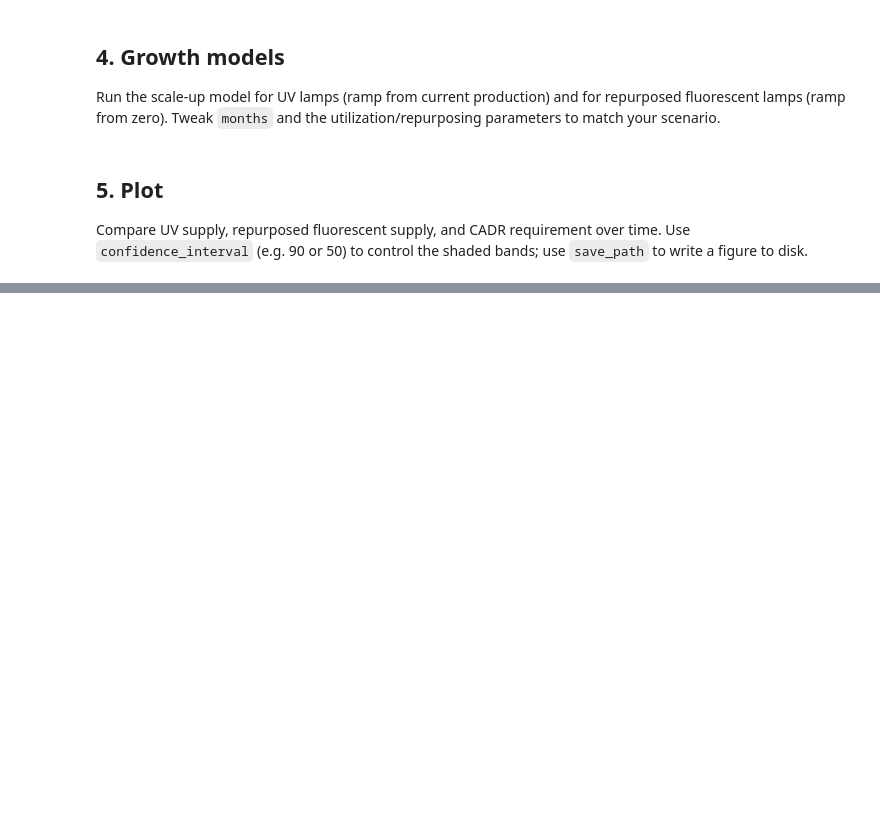
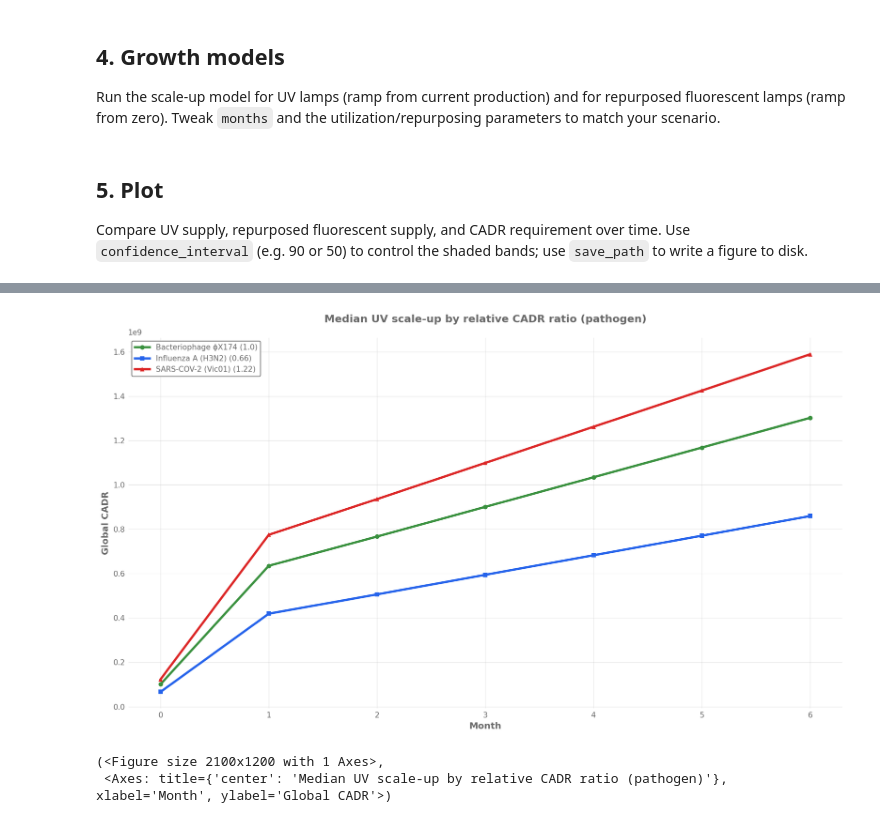
Before and after one commit to jamesmulhall/guv-scaleup-model, a Jupyter notebook: scripts/estimate_scaleup.ipynb, the cells around one changed output, grey strips where cells are left out. Saved outputs shown, nothing was run; the diff lists cells and outputs as text; code cells hidden in the pictures; blank space fills up the shorter version.

```diff
--- a/scripts/estimate_scaleup.ipynb
+++ b/scripts/estimate_scaleup.ipynb
@@ -121,0 +130,40 @@ plot_uv_fluoro_ramp(
+# %%
+ratios_and_labels = [
+    (1.0, "Bacteriophage ϕX174 (1.0)"),
+    (0.66, "Influenza A (H3N2) (0.66)"),
+    (1.22, "SARS-COV-2 (Vic01) (1.22)"),
+]
+
+median_curves = median_scaleup_curves_for_ratios(
+    baseline_cadr=uv_baseline_cadr,
+    global_market_usable=global_uv_market_usable,
+    cost_per_unit=cost_per_unit_uv,
+    cadr_per_unit=cadr_per_unit,
+    ratios=[r for r, _ in ratios_and_labels],
+    months=months,
+    utilization_start=1.0,
+    utilization_end=1.0,
+    utilization_ramp_months=3,
+    additional_annual_production=1 / 12,
+    repurposed_ramp_months=1,
+    repurposed_annual_production=3 / 12,
+)
+
+curves = [(med, label) for med, (_, label) in zip(median_curves, ratios_and_labels)]
+months_axis = np.arange(months + 1)
+
+# Set to True to show CADR requirement line and band on the same plot
+show_cadr_requirement = False
+
+plot_median_uv_scaleup_by_cadr_ratio(
+    months_axis,
+    curves,
+    show=True,
+    cadr_requirement=total_cadr_req if show_cadr_requirement else None,
+    cadr_requirement_ci=90,
+    save_path="../results/uv_scaleup_by_pathogen.png",
+)
+# %% [output]
+[figure, added]
+(<Figure size 2100x1200 with 1 Axes>,
+ <Axes: title={'center': 'Median UV scale-up by relative CADR ratio (pathogen)'}, xlabel='Month', ylabel='Global CADR'>)
```
Also changed, not shown: parts of 6 cells of this notebook, 15 other files.
